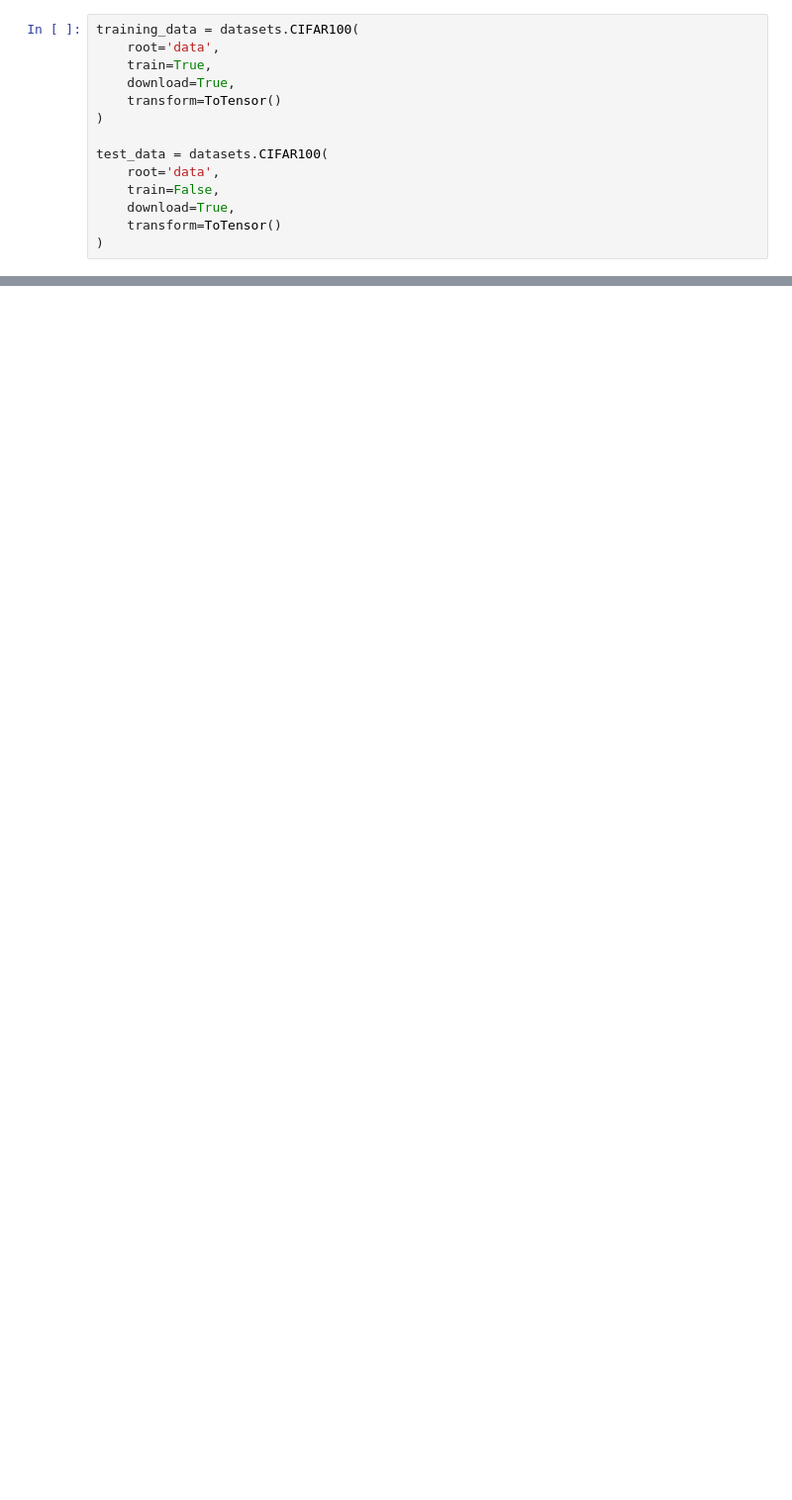
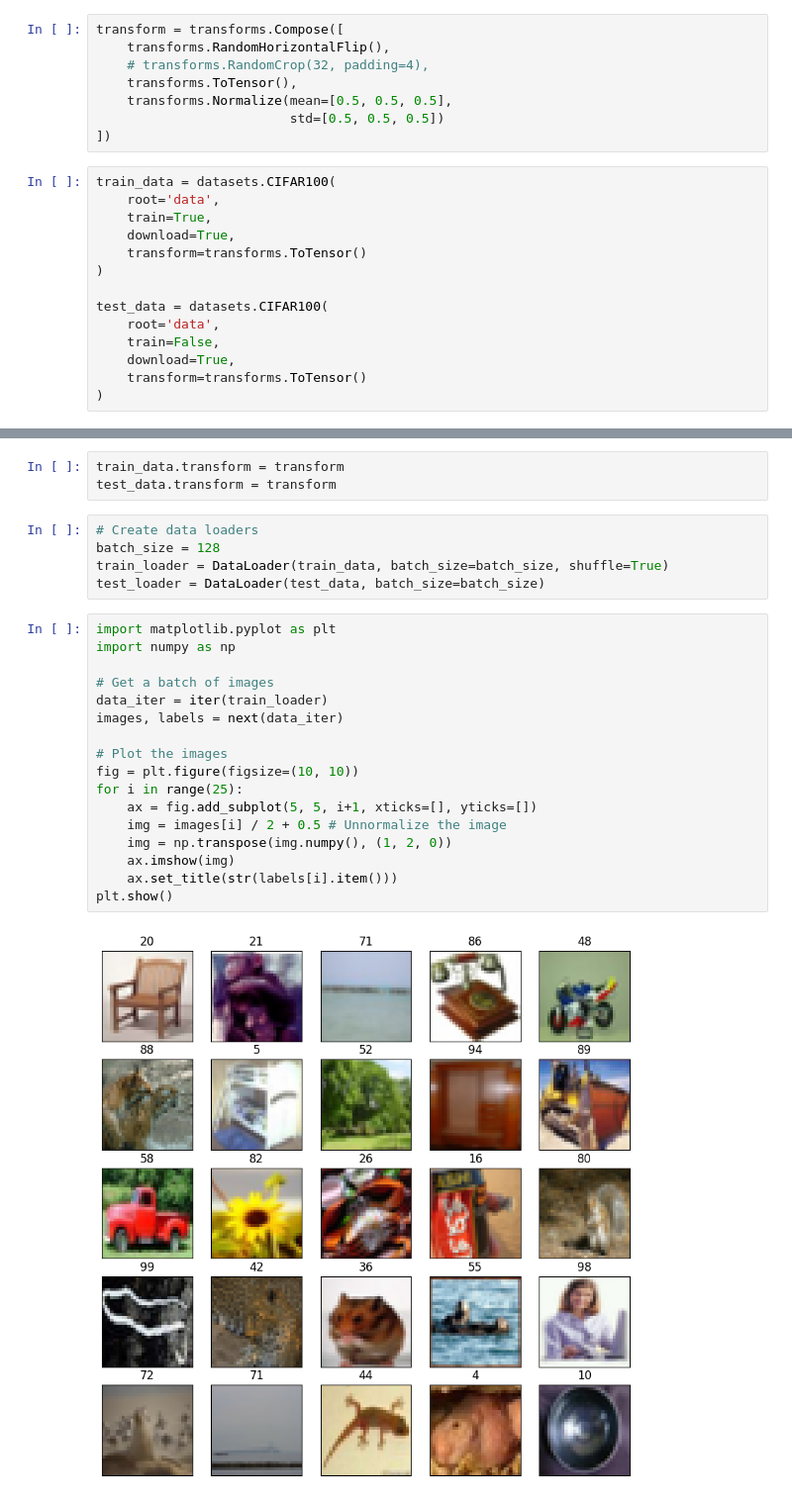
Before and after one commit to walkidni/grayscale-image-colorization, a Jupyter notebook: u-net_colorization.ipynb, the cells around one changed output, grey strips where cells are left out. Shown: that part at 99% size. Saved outputs shown, nothing was run; the diff lists cells and outputs as text; blank space fills up the shorter version.

Commit message:
data preprocessing unfinished

```diff
--- a/u-net_colorization.ipynb
+++ b/u-net_colorization.ipynb
@@ -7,14 +114,22 @@ from torchvision.transforms import ToTensor
+# %%
+transform = transforms.Compose([
+    transforms.RandomHorizontalFlip(),
+    # transforms.RandomCrop(32, padding=4),
+    transforms.ToTensor(),
+    transforms.Normalize(mean=[0.5, 0.5, 0.5],
+                         std=[0.5, 0.5, 0.5])
+])
 # %%
-training_data = datasets.CIFAR100(
+train_data = datasets.CIFAR100(
     root='data',
     train=True,
     download=True,
-    transform=ToTensor()
+    transform=transforms.ToTensor()
 )
 
 test_data = datasets.CIFAR100(
     root='data',
     train=False,
     download=True,
-    transform=ToTensor()
+    transform=transforms.ToTensor()
 )
@@ -102,0 +139,27 @@ class UNet(nn.Module):
+# %%
+train_data.transform = transform
+test_data.transform = transform
+# %%
+# Create data loaders
+batch_size = 128
+train_loader = DataLoader(train_data, batch_size=batch_size, shuffle=True)
+test_loader = DataLoader(test_data, batch_size=batch_size)
+# %%
+import matplotlib.pyplot as plt
+import numpy as np
+
+# Get a batch of images
+data_iter = iter(train_loader)
+images, labels = next(data_iter)
+
+# Plot the images
+fig = plt.figure(figsize=(10, 10))
+for i in range(25):
+    ax = fig.add_subplot(5, 5, i+1, xticks=[], yticks=[])
+    img = images[i] / 2 + 0.5 # Unnormalize the image
+    img = np.transpose(img.numpy(), (1, 2, 0))
+    ax.imshow(img)
+    ax.set_title(str(labels[i].item()))
+plt.show()
+# %% [output]
+[figure, added]
```
Also changed, not shown: parts of 9 cells of this notebook.
